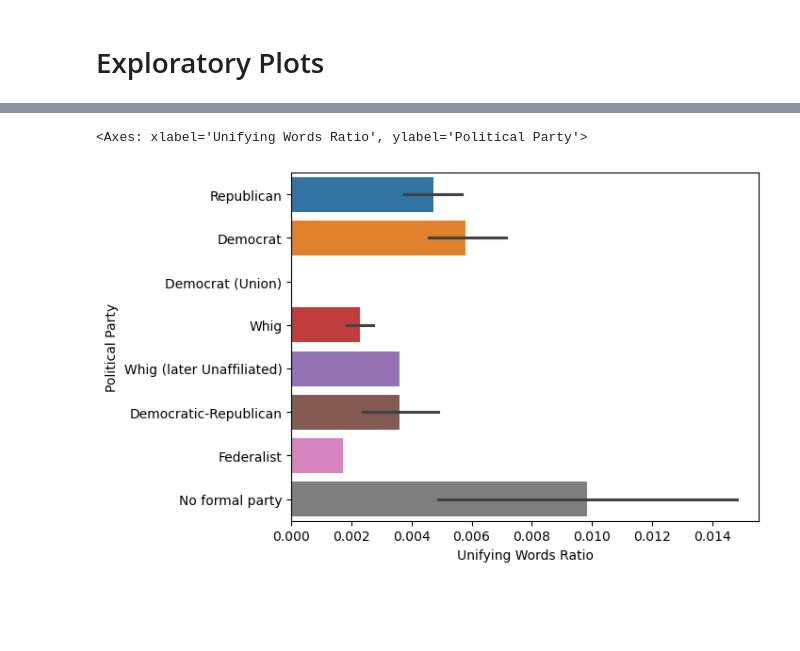
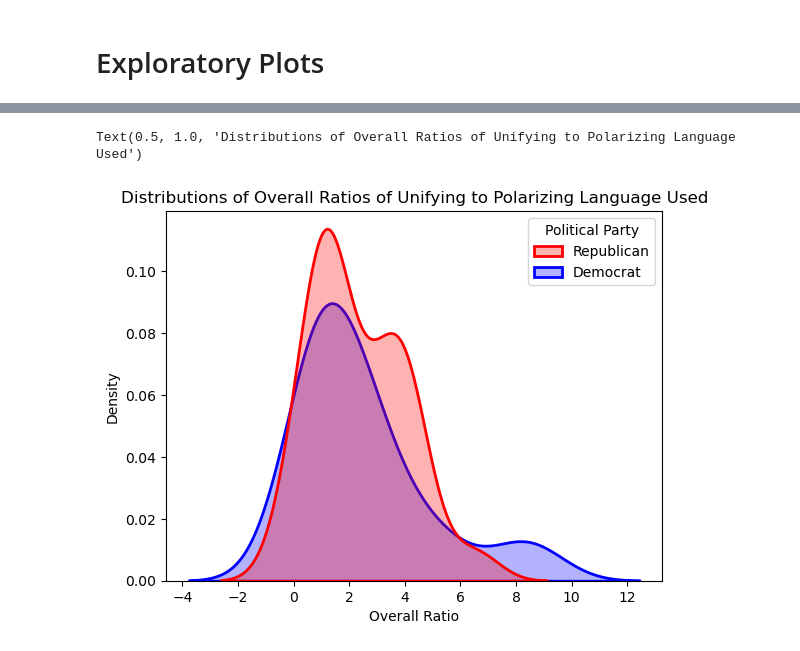
Before and after one commit to KaranRawatUVA/ds4002_project1, a Jupyter notebook: EDA.ipynb, the cells around one changed output, grey strips where cells are left out. Saved outputs shown, nothing was run; the diff lists cells and outputs as text; code cells hidden in the pictures; blank space fills up the shorter version.

Commit message:
added plots

```diff
--- a/EDA.ipynb
+++ b/EDA.ipynb
@@ -22,3 +25,0 @@ print(df["Political Party"].unique())
-# %%
-# Replace 'Democrat (Union)' with 'Democrat'
-df["Political Party"] = df["Political Party"].replace("Democrat (Union)", "Democrat")
@@ -76,3 +38,0 @@ df2.head()
-# %%
-df2["Overall Ratio"] = df2["Unifying Words Ratio"] / df2["Polarizing Words Ratio"]
-df2.head()
@@ -86,5 +39,8 @@ df2.head()
-# %%
-sns.barplot(data=df, x="Unifying Words Ratio", y="Political Party", hue="Political Party")
-# %% [output]
-<Axes: xlabel='Unifying Words Ratio', ylabel='Political Party'>
-[figure, removed]
+# %%
+sns.kdeplot(data=df2, x="Overall Ratio", hue="Political Party",
+            palette={"Republican": "red", "Democrat":"blue"},
+            fill=True, alpha=0.3, linewidth=2)
+plt.title("Distributions of Overall Ratios of Unifying to Polarizing Language Used")
+# %% [output]
+Text(0.5, 1.0, 'Distributions of Overall Ratios of Unifying to Polarizing Language Used')
+[figure, added]
```
Also changed, not shown: parts of 13 cells of this notebook.
